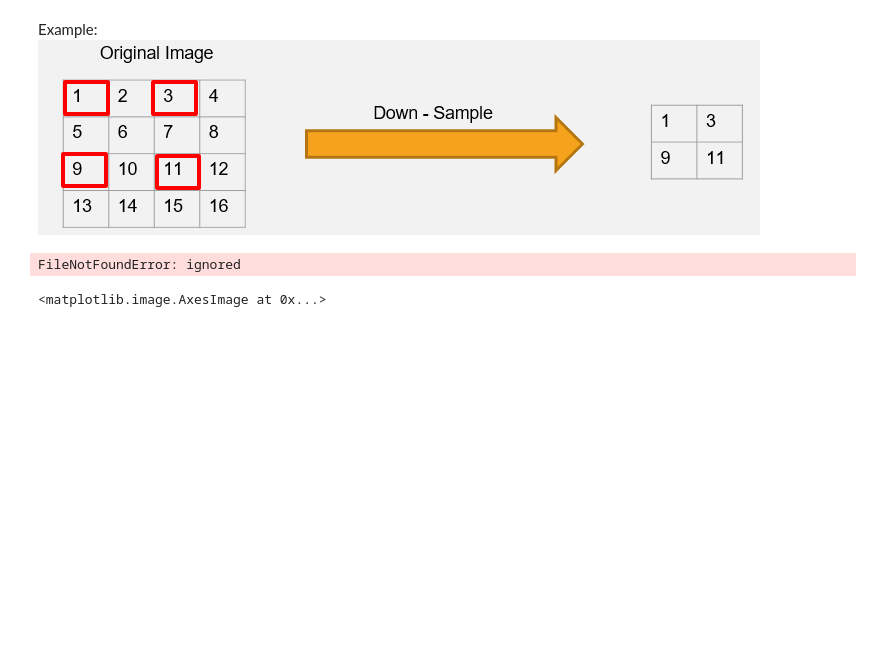
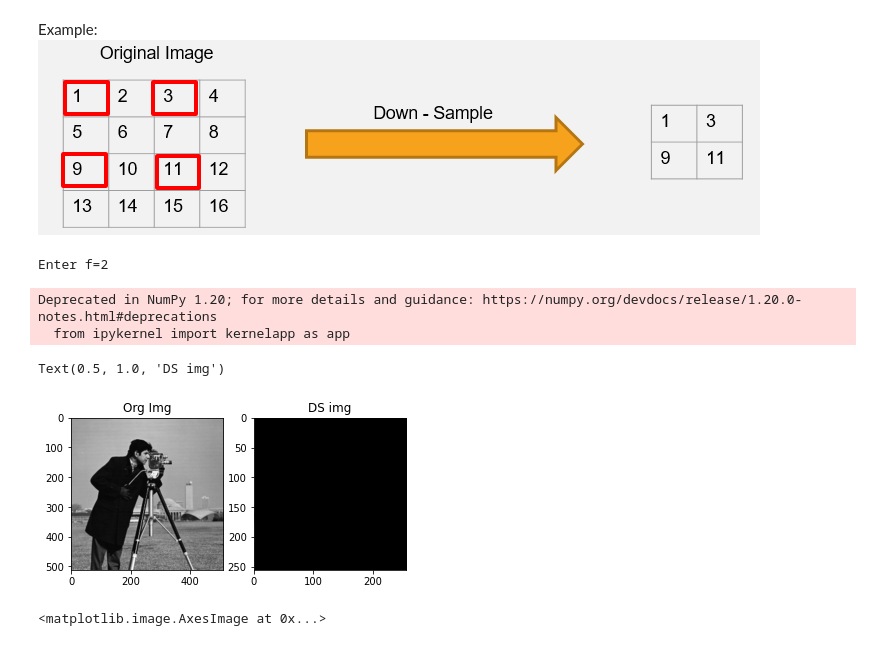
Before and after one commit to ChintzRuparel/Image-Processing, a Jupyter notebook: IP_Expt_2.ipynb, the cells around one changed output. Drawn from its saved outputs; the diff is of its cells as text; code cells hidden in the pictures; blank space fills up the shorter version.

```diff
--- a/IP_Expt_2.ipynb
+++ b/IP_Expt_2.ipynb
@@ -26,34 +26,38 @@ Example: <br>
 # %%
 # Import libraries
 
 # Import libraries
 import numpy as np
 from skimage import io
 import matplotlib.pyplot as plt
 
 
 img=io.imread("cameraman.tif")
 r,c=img.shape
 f=int(input('Enter f='))
 fs=4
 i=j=0
 I=img.copy()
 NI=np.zeros((r//f,c//f), dtype=np.int)
 
 for i in range(0, r, f):
  for i in range(0, c, f):
     NI[i//f ,j//f] =img[i,j]
 
 NI
 
 plt.subplot(121)
-plt.imshow(I, map='gray')
+plt.imshow(I, cmap='gray')
 plt.title("Org Img")
 plt.subplot(122)
-plt.imshow(NI, map='gray')
+plt.imshow(NI, cmap='gray')
 plt.title("DS img")
 # %% [output]
-FileNotFoundError: ignored
+Enter f=2
+Deprecated in NumPy 1.20; for more details and guidance: https://numpy.org/devdocs/release/1.20.0-notes.html#deprecations
+  from ipykernel import kernelapp as app
+Text(0.5, 1.0, 'DS img')
+[figure, added]
 # %%
 # read the cameraman.tif image as img1
 
```
